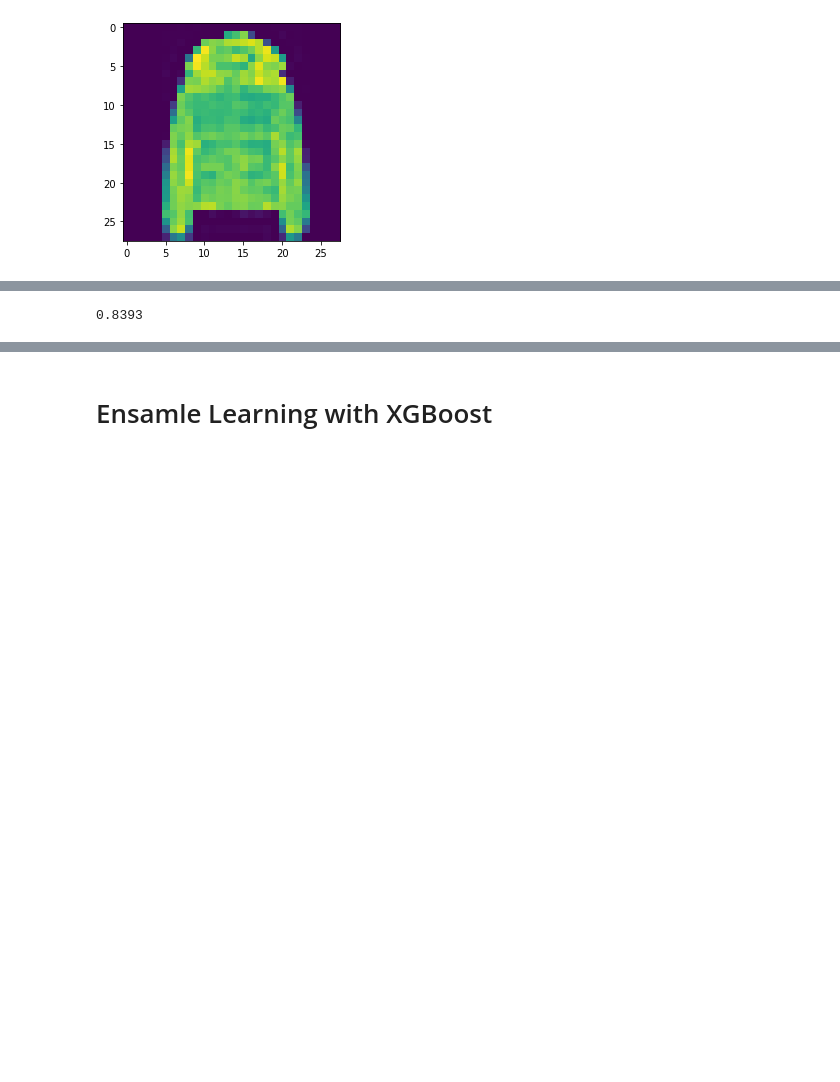
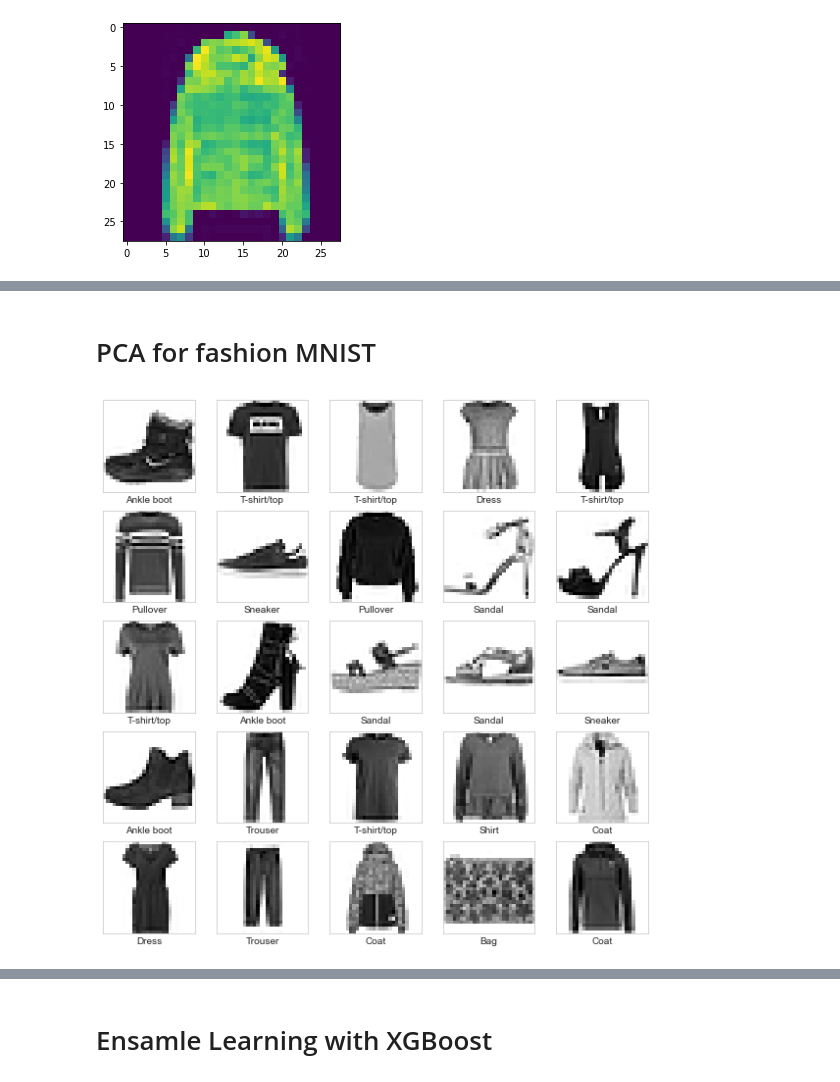
Before and after one commit to Yasmin0610/OurProject, a Jupyter notebook: Fashion - MNIST Project-Copy1.ipynb, the cells around one changed output, grey strips where cells are left out. Drawn from its saved outputs; the diff is of its cells as text; code cells hidden in the pictures; blank space fills up the shorter version.

```diff
--- a/Fashion - MNIST Project-Copy1.ipynb
+++ b/Fashion - MNIST Project-Copy1.ipynb
@@ -5,8 +5,24 @@
 # %%
-import pandas as pd
+import pandas  as pd
 import numpy as np
-import seaborn as sb
+%matplotlib inline
 import matplotlib.pyplot as plt
+import seaborn as sns
+import matplotlib.ticker as mtick
+from pylab import rcParams
+import matplotlib as mpl
+from matplotlib.pyplot import figure
+import random
+import time
+import gc
+import os
+from datetime import datetime
+import seaborn as sns
+from matplotlib.pylab import rcParams
+sns.set_style("whitegrid")
+from xgboost.sklearn import XGBClassifier
+import warnings
+warnings.filterwarnings('ignore')
 # %%
 pip install seaborn
 # %% [output]
@@ -175,6 +111,19 @@ from sklearn.metrics import classification_report
-# %%
-log_reg = LogisticRegression(random_state=42,solver='liblinear')
-log_reg.fit(X_train,Y_train)
-log_reg.score(X_test,Y_test)
-# %% [output]
-0.8393
+# %% [markdown]
+# PCA for fashion MNIST
+# %%
+(trainX,trainY), (testX,testY) = fashion_mnist.load_data()
+# %%
+class_names = ['T-shirt/top', 'Trouser', 'Pullover', 'Dress', 'Coat',
+               'Sandal', 'Shirt', 'Sneaker', 'Bag', 'Ankle boot']
+# %%
+plt.figure(figsize=(10,10))
+for i in range(25):
+    plt.subplot(5,5,i+1)
+    plt.xticks([])
+    plt.yticks([])
+    plt.grid(False)
+    plt.imshow(trainX[i].reshape(28, 28), cmap="binary")
+    plt.xlabel(class_names[trainY[i]])
+plt.show()
+# %% [output]
+[figure, added]
```
Also changed, not shown: parts of 55 cells of this notebook.
